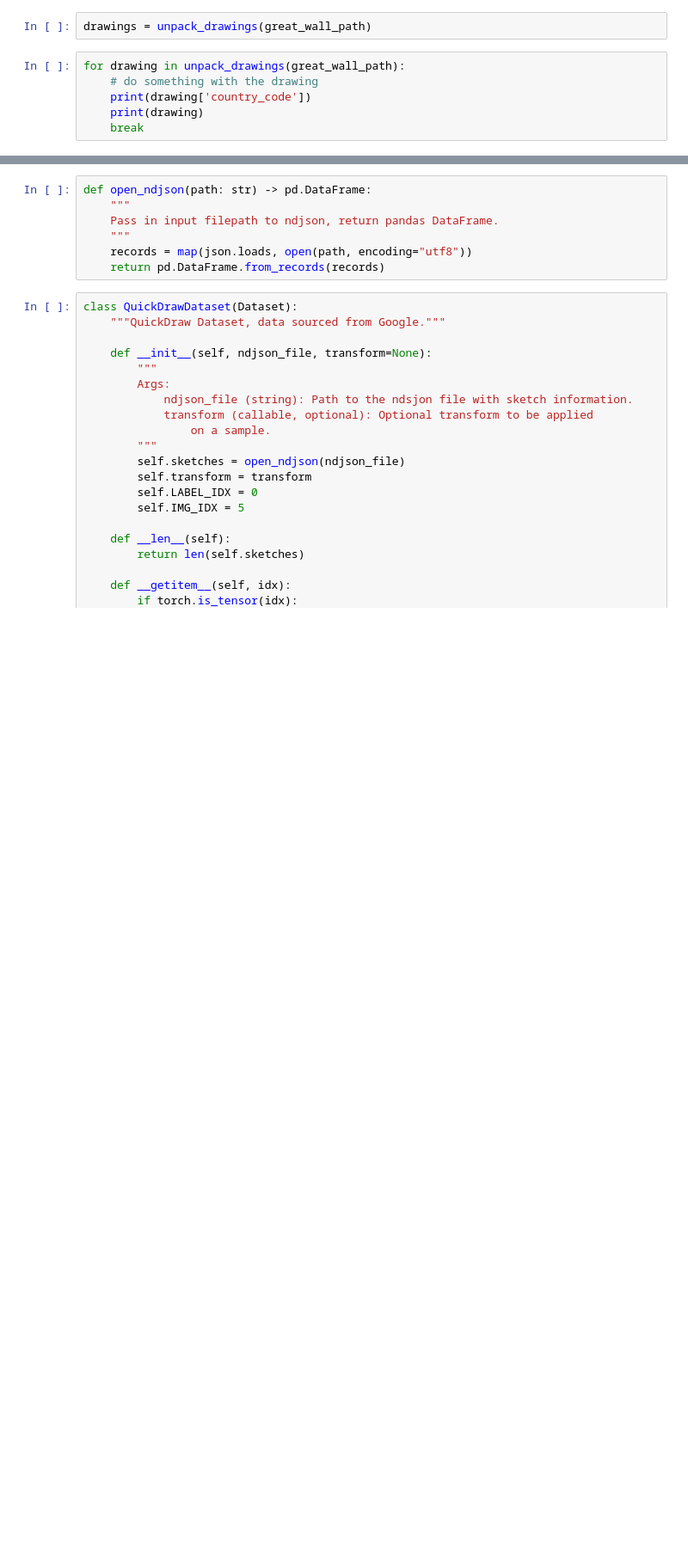
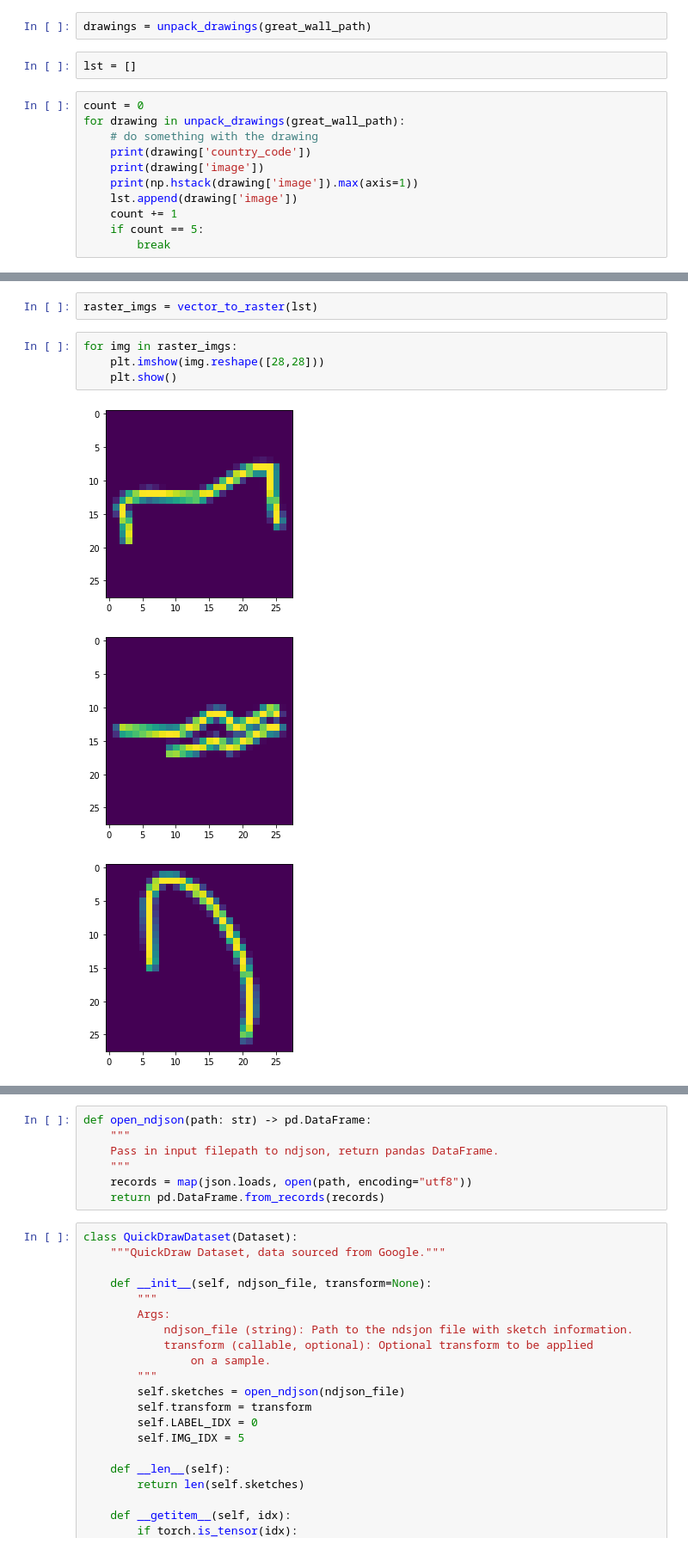
Before and after one commit to YangShen00/Let-s-Doodle, a Jupyter notebook: classifiers/dataset_playground.ipynb, the cells around one changed output, grey strips where cells are left out. Shown at 86% size. Saved outputs shown, nothing was run; the diff lists cells and outputs as text; blank space fills up the shorter version.

Commit message:
rendered images

```diff
--- a/classifiers/dataset_playground.ipynb
+++ b/classifiers/dataset_playground.ipynb
@@ -17,10 +26,17 @@ great_wall_path = "/Users/lindahuang/Documents/CS_Git_Coursework/Let-s-Doodle/cl
 # %%
 drawings = unpack_drawings(great_wall_path)
+# %%
+lst = []
 # %%
+count = 0
 for drawing in unpack_drawings(great_wall_path):
     # do something with the drawing
     print(drawing['country_code'])
-    print(drawing)
-    break
+    print(drawing['image'])
+    print(np.hstack(drawing['image']).max(axis=1))
+    lst.append(drawing['image'])
+    count += 1
+    if count == 5:
+        break
 # %% [output]
 b'US'
@@ -27,0 +57,10 @@ b'US'
+# %%
+raster_imgs = vector_to_raster(lst)
+# %%
+for img in raster_imgs:
+    plt.imshow(img.reshape([28,28]))
+    plt.show()
+# %% [output]
+[figure, added]
+[figure, added]
+[figure, added]
```
Also changed, not shown: parts of 7 cells of this notebook.
